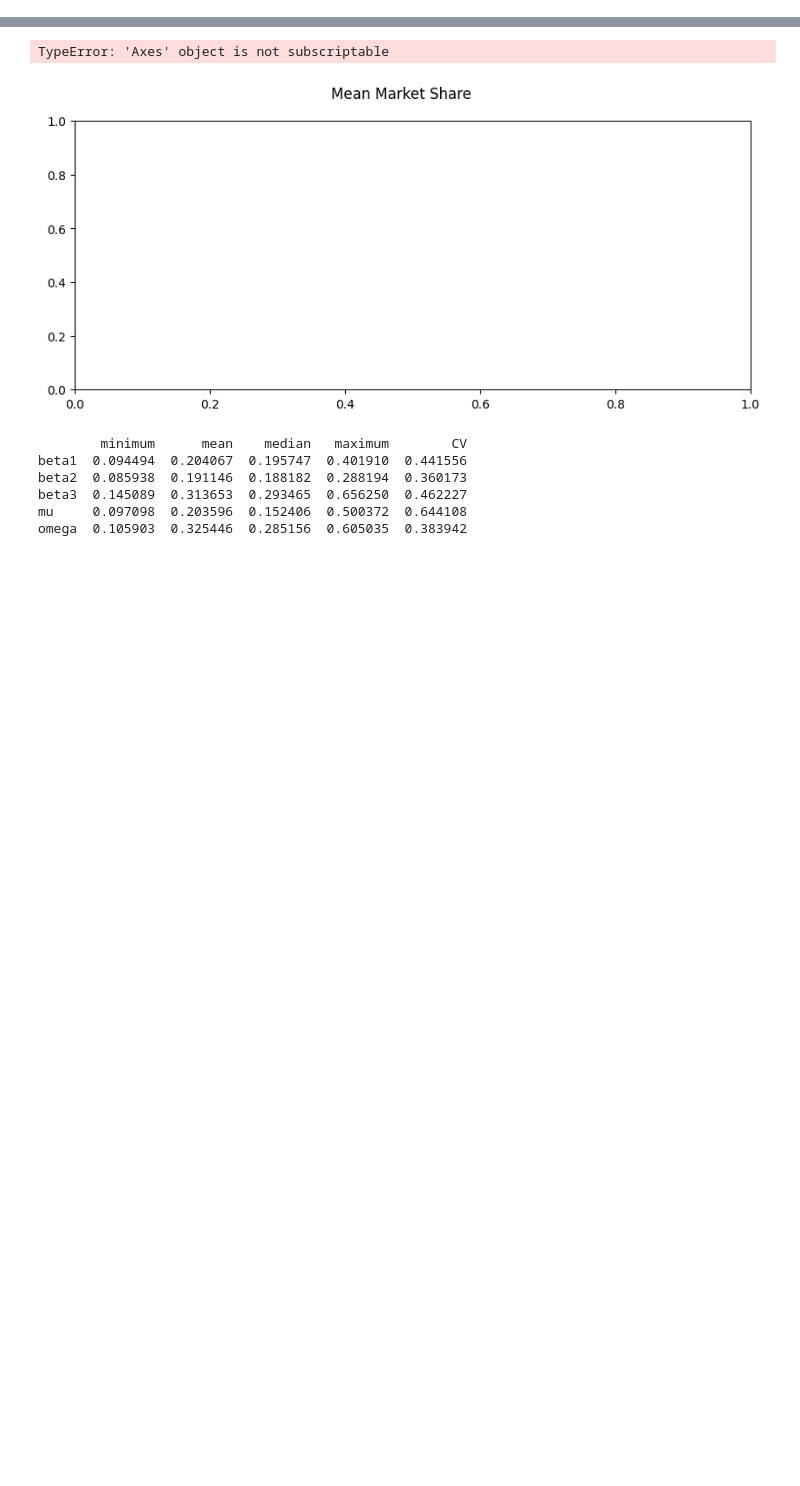
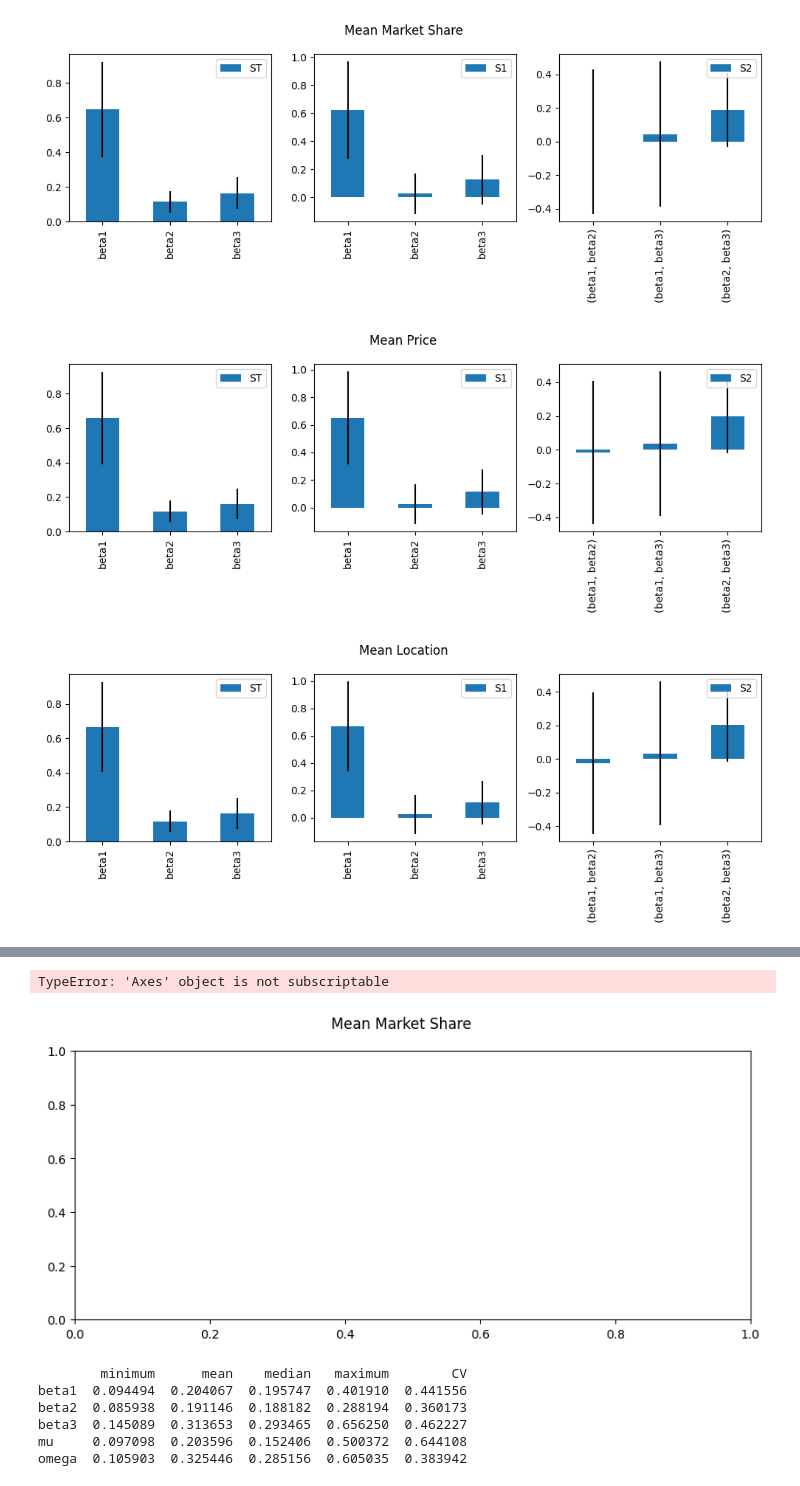
Before and after one commit to anuscabc/markdown_estimation, a Jupyter notebook: sensitivity/sensitivity_indices.ipynb, the cells around one changed output, grey strips where cells are left out. Saved outputs shown, nothing was run; the diff lists cells and outputs as text; code cells hidden in the pictures; blank space fills up the shorter version.

```diff
--- a/sensitivity/sensitivity_indices.ipynb
+++ b/sensitivity/sensitivity_indices.ipynb
@@ -68,0 +71,32 @@ for i, name in zip(range(len(dep_vars)), dep_vars):
+# %%
+import os
+
+# Specify the directory to save the figures
+output_dir = "sensitivity_figures"
+os.makedirs(output_dir, exist_ok=True)
+
+# dep_vars = ['min_mm', 'max_mm', 'min_p', 'max_p', 'min_l', 'max_l']
+dep_vars = ['mean_mm', 'mean_p', 'mean_l', 'min_mm', 'max_mm', 'min_p', 'max_p', 'min_l', 'max_l']
+
+graph_names = ['Mean Market Share', 'Mean Price', 'Mean Location', 'Minimum Market Share', 'Maximum Market Share', 'Minimum Price', 'Maximum Price', 'Minimum Location', 'Maximum Location']
+
+
+for i, name in enumerate(dep_vars):
+    Si_sobol = sobol.analyze(problem, Y[:, i], calc_second_order=True, print_to_console=False, seed=1234)
+
+    axes = Si_sobol.plot()
+    fig = plt.gcf()  # get current figure
+    fig.set_size_inches(10, 4)
+    fig.suptitle(graph_names[i])
+    plt.tight_layout()
+
+    # Save the figure as a PDF
+    output_path = os.path.join(output_dir, f'sensitivity_{name.replace(" ", "_")}.pdf')
+    plt.savefig(output_path, format='pdf')
+
+    # Display the figure
+    plt.show()
+# %% [output]
+[figure, added]
+[figure, added]
+[figure, added]
```
Also changed, not shown: parts of 3 cells of this notebook, 19 other files.
